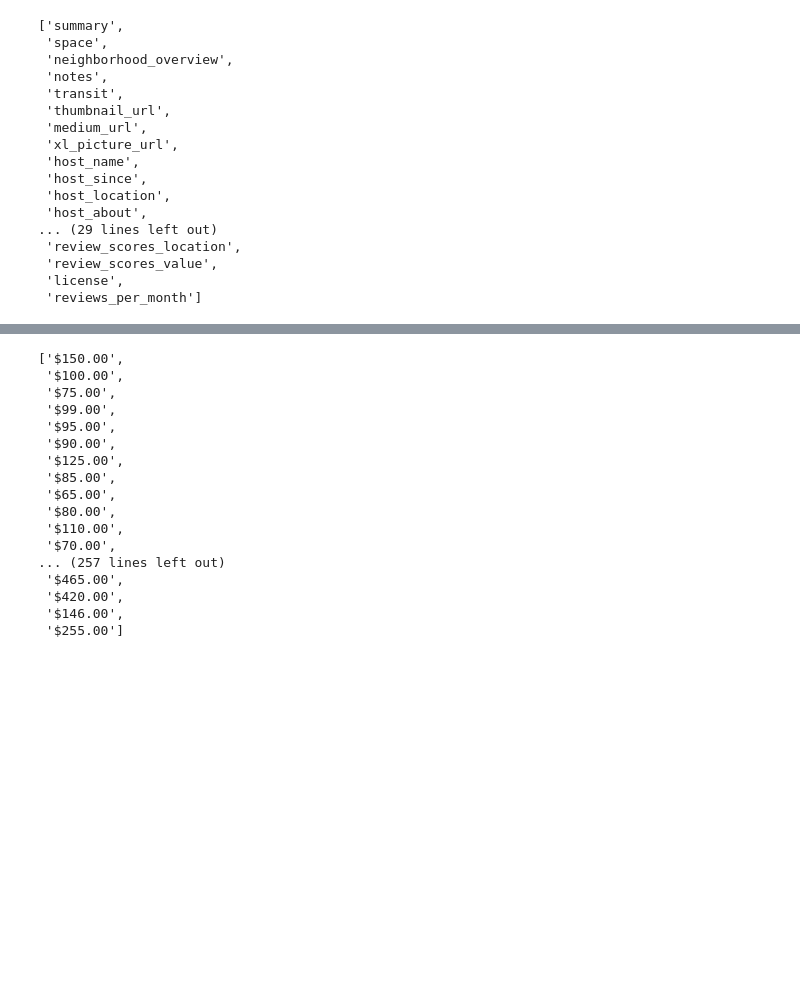
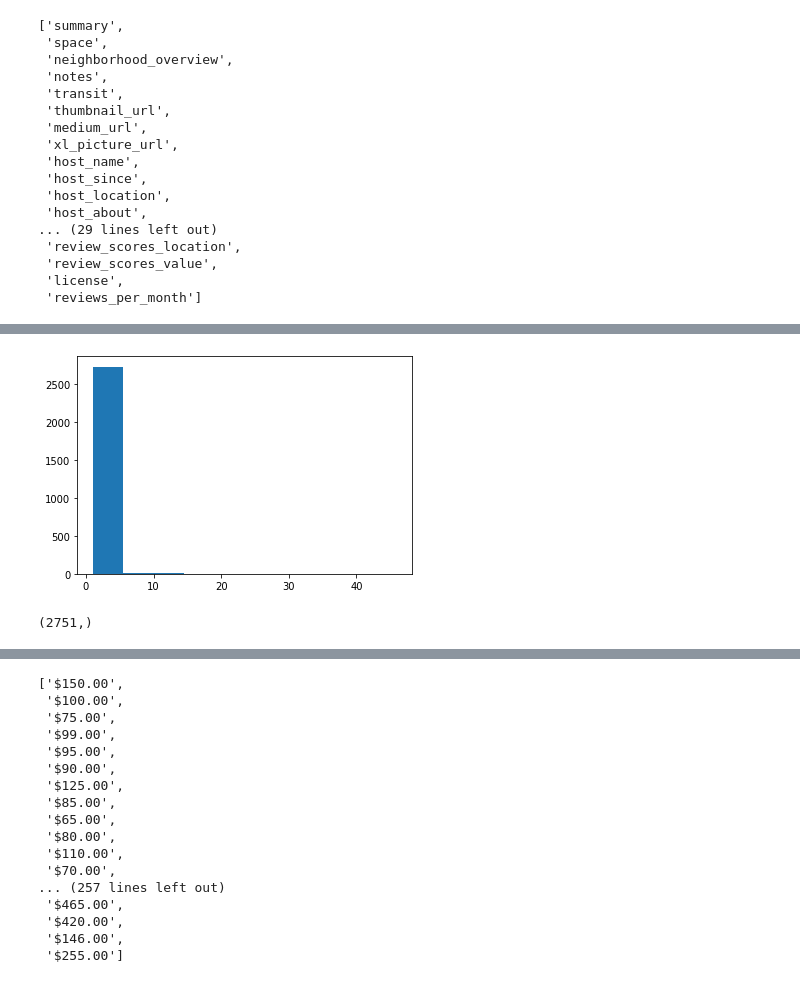
Before and after one commit to SachinSShinde/Airbnb-Seattle, a Jupyter notebook: Seattle_Data_Exploration.ipynb, the cells around one changed output, grey strips where cells are left out. Cells and saved outputs as stored; diff of their text form; code cells hidden in the pictures; blank space fills up the shorter version.

```diff
--- a/Seattle_Data_Exploration.ipynb
+++ b/Seattle_Data_Exploration.ipynb
@@ -154,0 +174,10 @@ df_listings.price.max()
+# %%
+host_prop_cnt = df_listings.groupby(['host_id'])['id'].count();
+plt.hist(host_prop_cnt);
+plt.show();
+# %% [output]
+[figure, added]
+# %%
+host_prop_cnt.shape
+# %% [output]
+(2751,)
```
Also changed, not shown: parts of 18 cells of this notebook.
